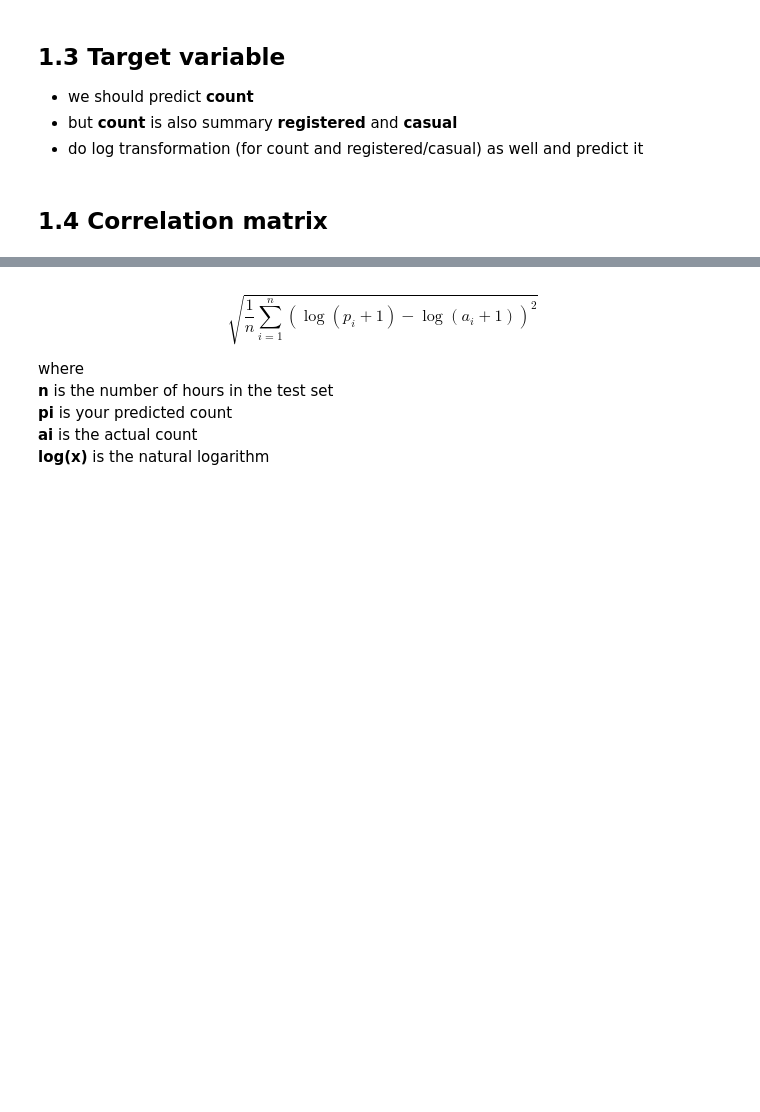
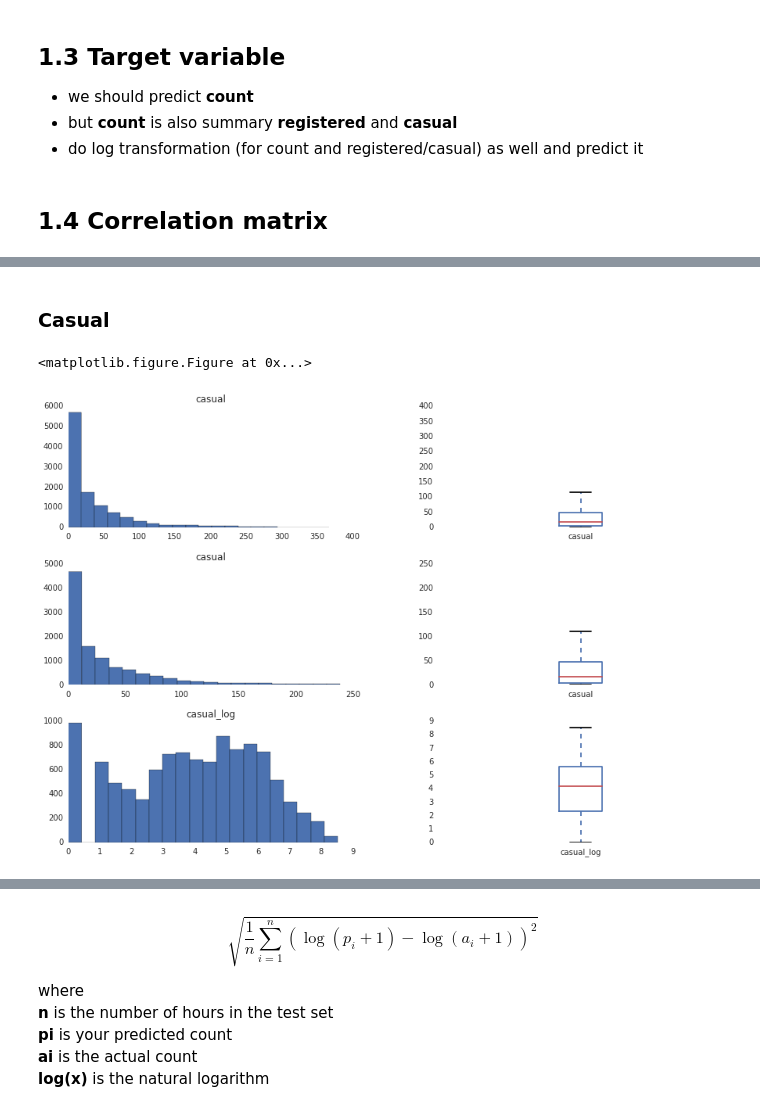
Before and after one commit to slon1024/lets-start-solve-problem-on-kaggle, a Jupyter notebook: bike-sharing-demand.ipynb, the cells around one changed output, grey strips where cells are left out. Cells and saved outputs as stored; diff of their text form; code cells hidden in the pictures; blank space fills up the shorter version.

```diff
--- a/bike-sharing-demand.ipynb
+++ b/bike-sharing-demand.ipynb
@@ -170,0 +237,13 @@ ExtraTreesRegressor(bootstrap=False, criterion='mse', max_depth=None,
+# %% [markdown]
+### Casual
+# %%
+plt.figure(figsize=(500,20))
+fig, ((ax1, ax2), (ax3, ax4), (ax5, ax6)) = plt.subplots(3,2, figsize=(15, 10))
+fig.subplots_adjust(hspace=.8)
+
+sub_plot(train, 'casual', ax1, ax2)
+sub_plot(train[train['casual'] < 240], 'casual', ax3, ax4)
+sub_plot(train, 'casual_log', ax5, ax6)
+# %% [output]
+<matplotlib.figure.Figure at 0x...>
+[figure, added]
```
Also changed, not shown: parts of 58 cells of this notebook.
